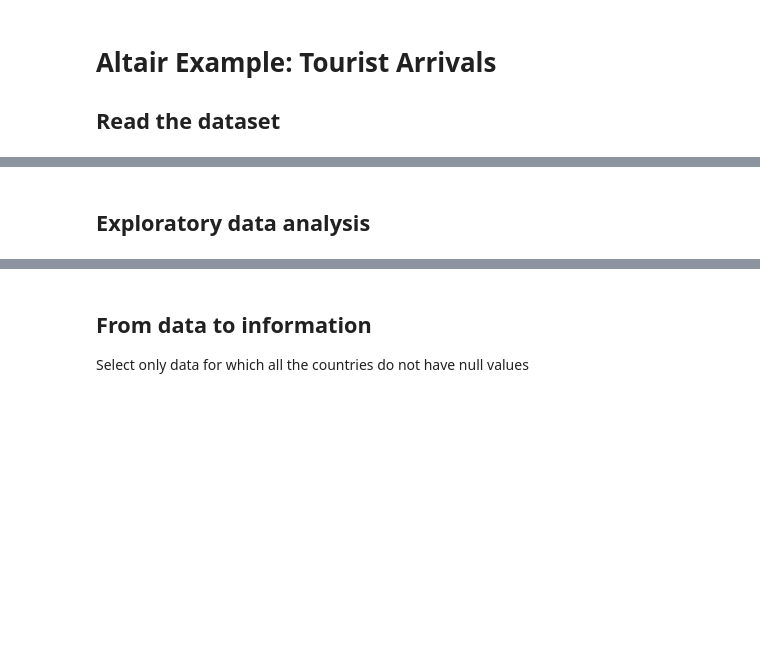
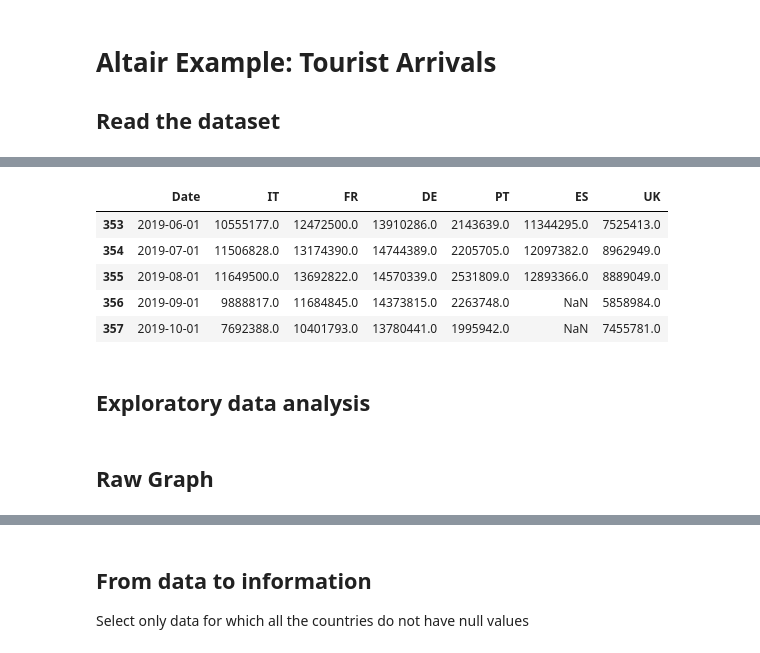
Before and after one commit to alod83/Data-Storytelling-with-Altair-and-AI, a Jupyter notebook: 02/Altair Example.ipynb, the cells around one changed output, grey strips where cells are left out. Saved outputs shown, nothing was run; the diff lists cells and outputs as text; code cells hidden in the pictures; blank space fills up the shorter version.

```diff
--- a/02/Altair Example.ipynb
+++ b/02/Altair Example.ipynb
@@ -15,6 +14,15 @@ See Full Dataframe in Mito
 | 2 | 1990-03-01 | 3774702.0 | NaN | 4272437.0 | 493957.0 | 2337847.0 | 2662000.0 |
 | 3 | 1990-04-01 | 5107712.0 | NaN | 4689424.0 | 635822.0 | 3172302.0 | 2645000.0 |
 | 4 | 1990-05-01 | 4738376.0 | NaN | 6045278.0 | 609952.0 | 3072480.0 | 3096000.0 |
+# %%
+df.tail()
+# %% [output]
+|  | Date | IT | FR | DE | PT | ES | UK |
+| 353 | 2019-06-01 | 10555177.0 | 12472500.0 | 13910286.0 | 2143639.0 | 11344295.0 | 7525413.0 |
+| 354 | 2019-07-01 | 11506828.0 | 13174390.0 | 14744389.0 | 2205705.0 | 12097382.0 | 8962949.0 |
+| 355 | 2019-08-01 | 11649500.0 | 13692822.0 | 14570339.0 | 2531809.0 | 12893366.0 | 8889049.0 |
+| 356 | 2019-09-01 | 9888817.0 | 11684845.0 | 14373815.0 | 2263748.0 | NaN | 5858984.0 |
+| 357 | 2019-10-01 | 7692388.0 | 10401793.0 | 13780441.0 | 1995942.0 | NaN | 7455781.0 |
 # %% [markdown]
 ## Exploratory data analysis
 # %%
@@ -22,3 +30,5 @@ from pandas_profiling import ProfileReport
 
 eda = ProfileReport(df)
 eda.to_file(output_file='eda.html')
+# %% [markdown]
+## Raw Graph
```
Also changed, not shown: parts of 25 cells of this notebook.
